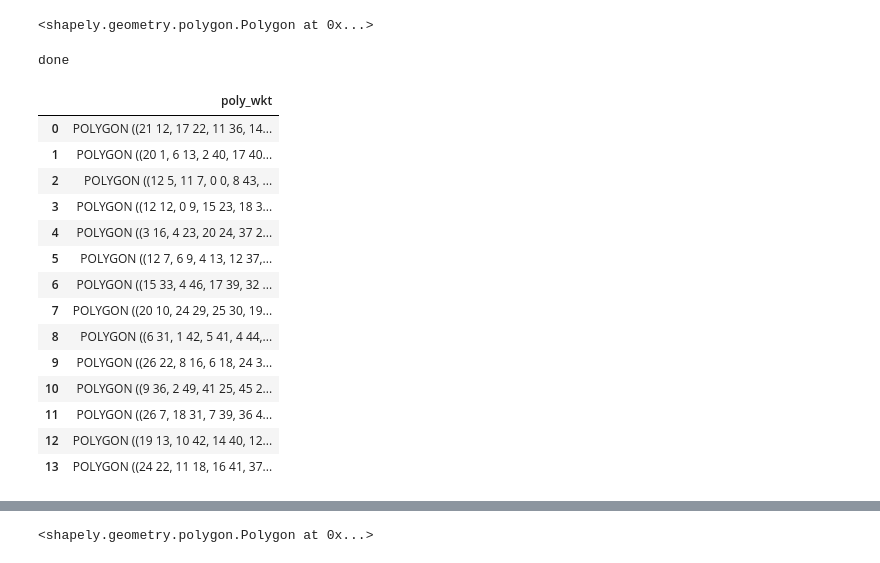
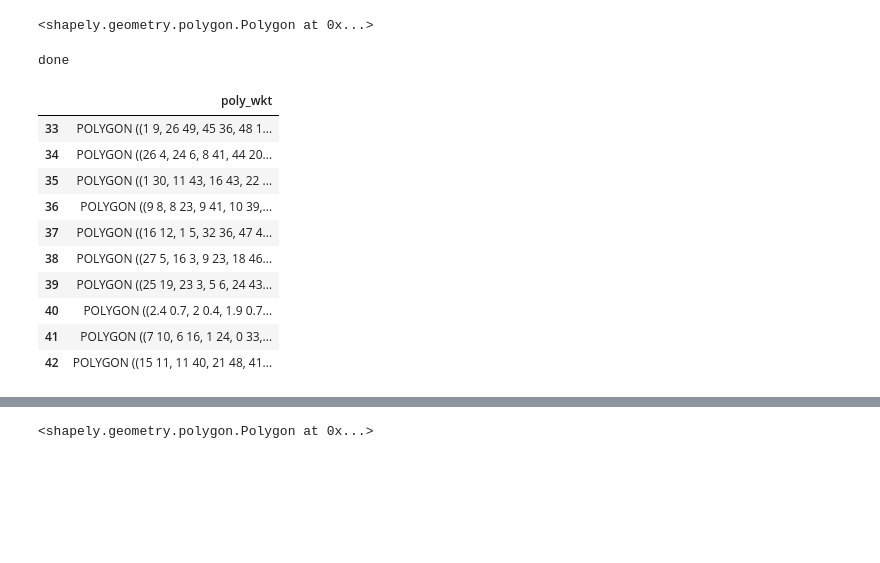
Before and after one commit to 92kns/simple-shapely-simplify-alternative, a Jupyter notebook: sandbox/simplify by interior angles-refactor1.ipynb, the cells around one changed output, grey strips where cells are left out. Saved outputs shown, nothing was run; the diff lists cells and outputs as text; code cells hidden in the pictures; blank space fills up the shorter version.

```diff
--- a/sandbox/simplify by interior angles-refactor1.ipynb
+++ b/sandbox/simplify by interior angles-refactor1.ipynb
@@ -191,27 +191,24 @@ def generate_random_polygon( n):
     return xy
 # %%
 vals = generate_random_polygon(7)
-rand_poly = sg.Polygon(sg.Point(x) for x in vals)
+# rand_poly = sg.Polygon(sg.Point(x) for x in vals)
+rand_poly=sg.Polygon(vals)
 rand_poly
 # %% [output]
 <shapely.geometry.polygon.Polygon at 0x...>
 # %%
 test_df = update_poly_pickle(rand_poly,return_df=True)
-# test_df
+test_df.tail(10)
 # %% [output]
 done
 |  | poly_wkt |
-| 0 | POLYGON ((21 12, 17 22, 11 36, 14... |
-| 1 | POLYGON ((20 1, 6 13, 2 40, 17 40... |
-| 2 | POLYGON ((12 5, 11 7, 0 0, 8 43, ... |
-| 3 | POLYGON ((12 12, 0 9, 15 23, 18 3... |
-| 4 | POLYGON ((3 16, 4 23, 20 24, 37 2... |
-| 5 | POLYGON ((12 7, 6 9, 4 13, 12 37,... |
-| 6 | POLYGON ((15 33, 4 46, 17 39, 32 ... |
-| 7 | POLYGON ((20 10, 24 29, 25 30, 19... |
-| 8 | POLYGON ((6 31, 1 42, 5 41, 4 44,... |
-| 9 | POLYGON ((26 22, 8 16, 6 18, 24 3... |
-| 10 | POLYGON ((9 36, 2 49, 41 25, 45 2... |
-| 11 | POLYGON ((26 7, 18 31, 7 39, 36 4... |
-| 12 | POLYGON ((19 13, 10 42, 14 40, 12... |
-| 13 | POLYGON ((24 22, 11 18, 16 41, 37... |
+| 33 | POLYGON ((1 9, 26 49, 45 36, 48 1... |
+| 34 | POLYGON ((26 4, 24 6, 8 41, 44 20... |
+| 35 | POLYGON ((1 30, 11 43, 16 43, 22 ... |
+| 36 | POLYGON ((9 8, 8 23, 9 41, 10 39,... |
+| 37 | POLYGON ((16 12, 1 5, 32 36, 47 4... |
+| 38 | POLYGON ((27 5, 16 3, 9 23, 18 46... |
+| 39 | POLYGON ((25 19, 23 3, 5 6, 24 43... |
+| 40 | POLYGON ((2.4 0.7, 2 0.4, 1.9 0.7... |
+| 41 | POLYGON ((7 10, 6 16, 1 24, 0 33,... |
+| 42 | POLYGON ((15 11, 11 40, 21 48, 41... |
```
Also changed, not shown: parts of 19 cells of this notebook, 8 other files.
